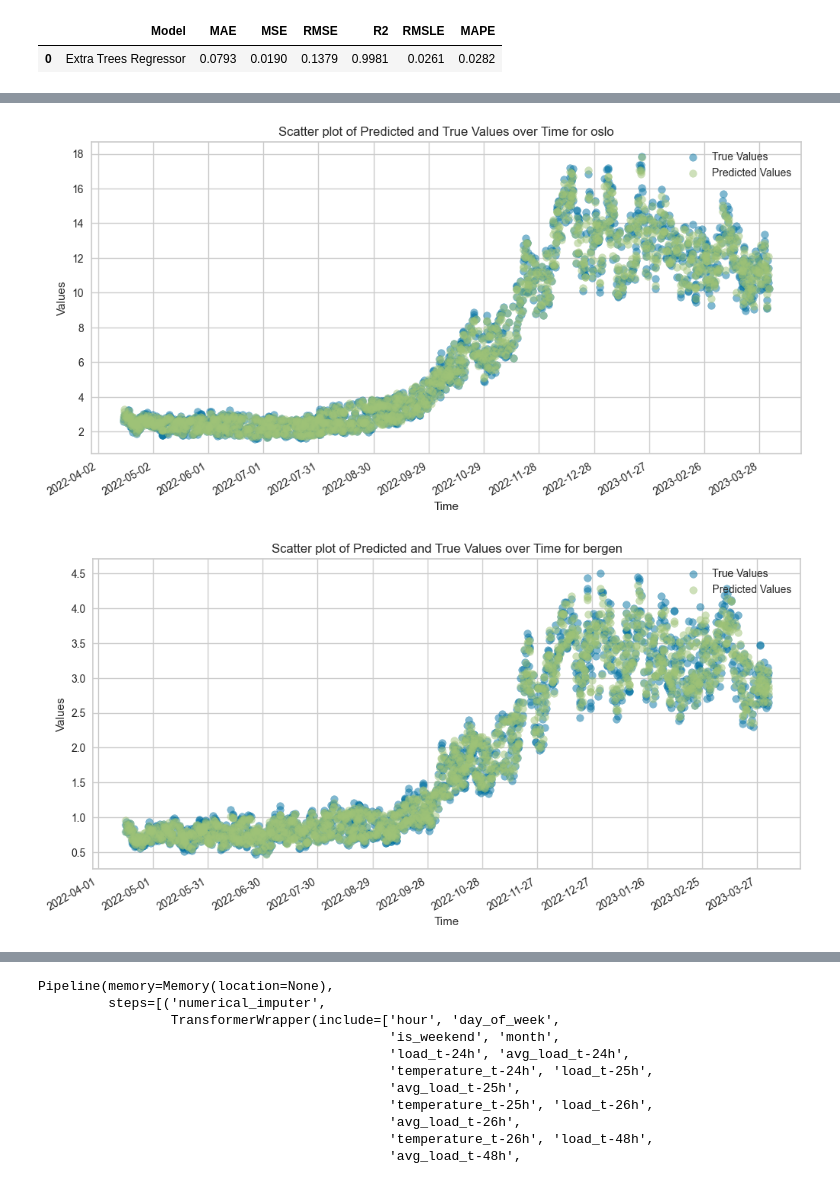
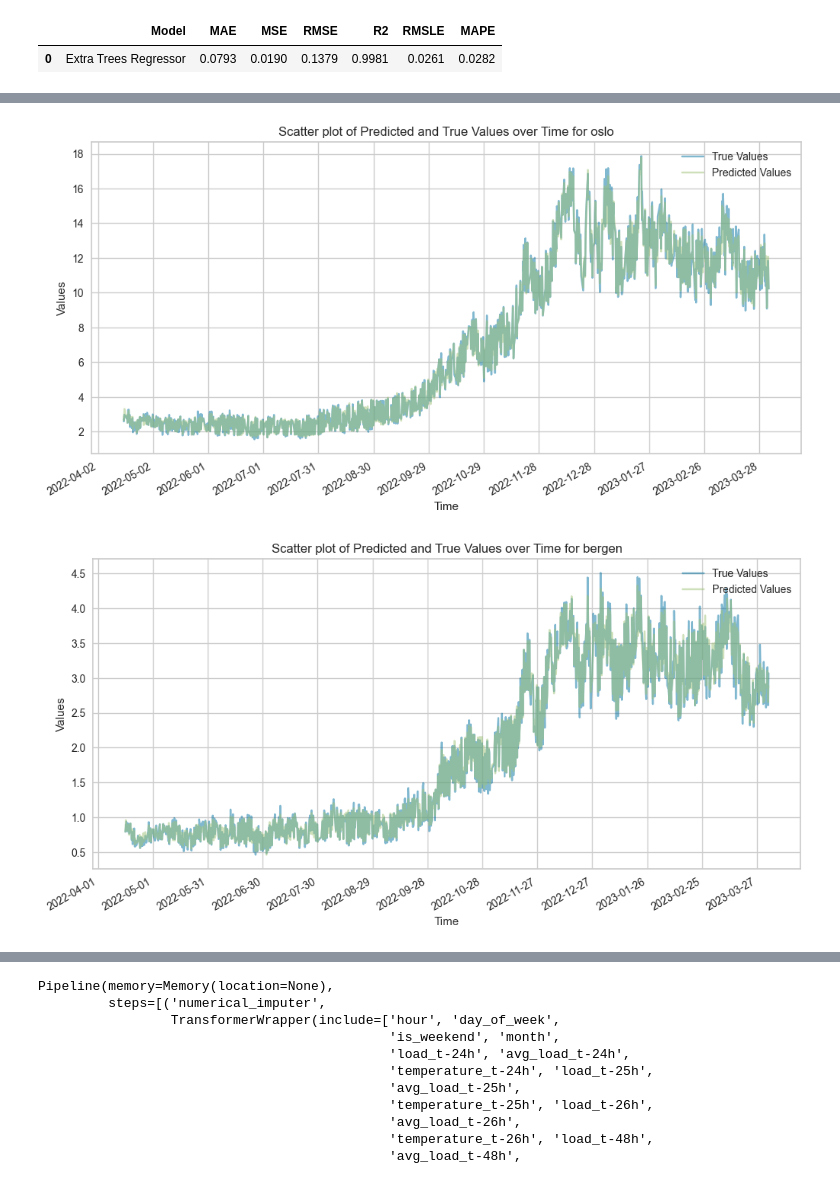
Before and after one commit to sindrjha/TDT4259, a Jupyter notebook: pycaret_prediction.ipynb, the cells around one changed output, grey strips where cells are left out. Saved outputs shown, nothing was run; the diff lists cells and outputs as text; code cells hidden in the pictures.

```diff
--- a/pycaret_prediction.ipynb
+++ b/pycaret_prediction.ipynb
@@ -187,8 +187,8 @@ for location in locations:
     true_values = subset_df['consumption']
     predicted_values = subset_df['prediction_label']
 
-    plt.scatter(time, true_values, alpha=0.5, label='True Values')
-    plt.scatter(time, predicted_values, alpha=0.5, label='Predicted Values')
+    plt.plot(time, true_values, alpha=0.5, label='True Values')
+    plt.plot(time, predicted_values, alpha=0.5, label='Predicted Values')
 
     # Formatting the x-axis as date
     plt.gca().xaxis.set_major_formatter(mdates.DateFormatter('%Y-%m-%d'))
@@ -206,2 +206,2 @@ for location in locations:
-[figure, old version]
+[figure, new version]
-[figure, old version]
+[figure, new version]
```
Also changed, not shown: parts of 1 cell of this notebook.
